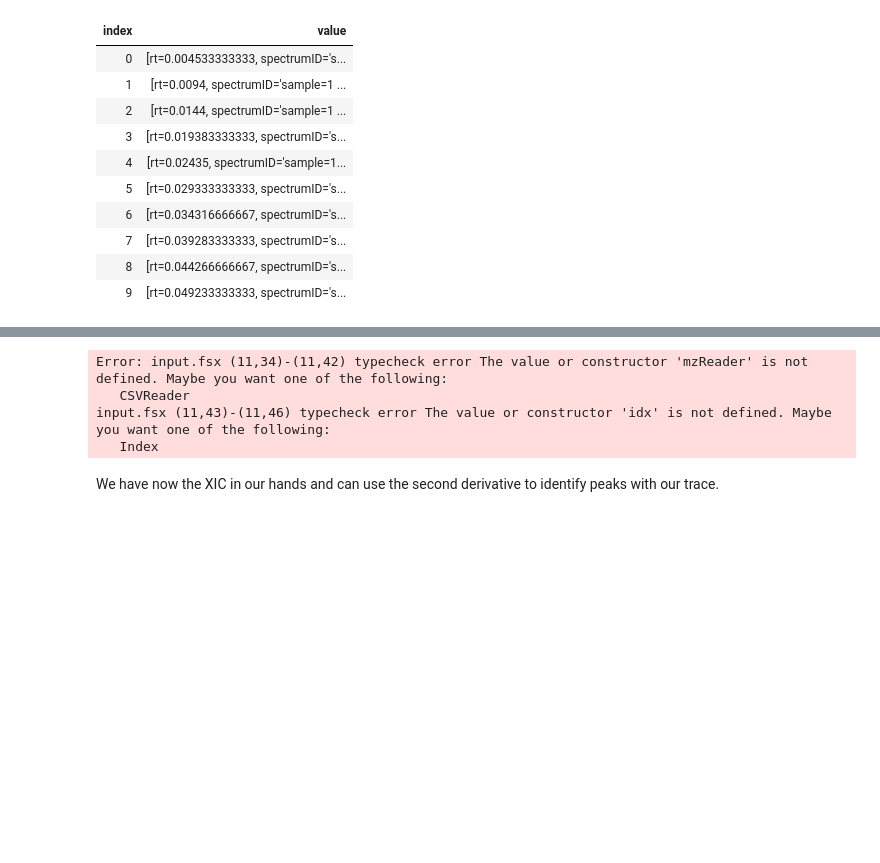
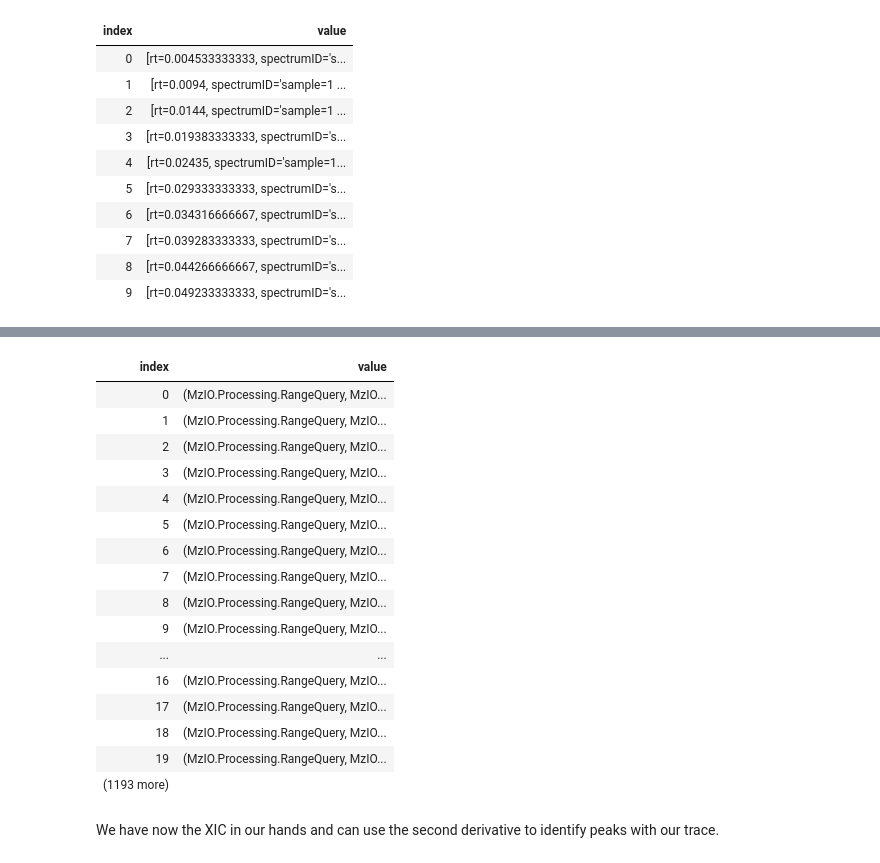
Before and after one commit to paulineHans/BIO-BTE-06-L-7, a Jupyter notebook: Notebooks/NB05a_Quantification.ipynb, the cells around one changed output, grey strips where cells are left out. Drawn from its saved outputs; the diff is of its cells as text; code cells hidden in the pictures; blank space fills up the shorter version.

```diff
--- a/Notebooks/NB05a_Quantification.ipynb
+++ b/Notebooks/NB05a_Quantification.ipynb
@@ -196,7 +210,7 @@ let grouping =
     let meanRtByGroup =
         rows
         |> Array.groupBy (fun (_, (_, z, seq)) -> z, seq)
-        |> Array.map (fun (key, xs) -> key, xs |> Array.map fst |> mean)
+        |> Array.map (fun (key, xs) -> key, xs |> Array.map fst |> median)
         |> Map.ofArray
 
     rows
@@ -214,28 +228,28 @@ let mzQuery =
         MzIO.Processing.Query.createRangeQuery y 0.04
     )
 
-let combine =  rtQuery |> Array.zip mzQuery
+let combine =  mzQuery  |> Array.zip rtQuery
 
 let xic =
     combine
-    |> Array.map (fun (mz, rt) ->
-        MzIO.Processing.Query.getXIC mzReader idx rt mz )
+    |> Array.map (fun (rt, mz) ->
+        MzIO.Processing.Query.getXIC mzReader idx rt mz)
 
-let int =
-    xic
-    |> Array.map (fun x -> x |> Array.map (fun x -> x.Rt, x.Intensity))
+let baselineCorrection =
+    let intensieties = xic |> Array.map (fun x -> x |> Array.map (fun x -> x.Intensity) |> substractBaseLine ) |> Array.max
+    let reten = xic |> Array.map (fun x -> x |> Array.map (fun x -> x.Rt)) |> Array.max
+    let combine = Array.zip reten intensieties
+    combine
 
 transaction.Dispose()
 
 let xicChart =
-    int
-    |> Array.map (fun x ->
-        x
-        |> Chart.Point
-        |> Chart.withXAxisStyle "Retention Time"
-        |> Chart.withYAxisStyle "Intensity/Score"
-        |> Chart.withSize (900.,900.)
-    )
+    baselineCorrection
+    |> Chart.Point
+    |> Chart.withXAxisStyle "Retention Time"
+    |> Chart.withYAxisStyle "Intensity/Score"
+    |> Chart.withSize (900.,900.)
 
 xicChart
+combine
 # %% [output]
@@ -243,32 +256,20 @@ xicChart
+| index | value |
+| 0 | (MzIO.Processing.RangeQuery, MzIO... |
+| 1 | (MzIO.Processing.RangeQuery, MzIO... |
+| 2 | (MzIO.Processing.RangeQuery, MzIO... |
+| 3 | (MzIO.Processing.RangeQuery, MzIO... |
+| 4 | (MzIO.Processing.RangeQuery, MzIO... |
+| 5 | (MzIO.Processing.RangeQuery, MzIO... |
+| 6 | (MzIO.Processing.RangeQuery, MzIO... |
+| 7 | (MzIO.Processing.RangeQuery, MzIO... |
+| 8 | (MzIO.Processing.RangeQuery, MzIO... |
+| 9 | (MzIO.Processing.RangeQuery, MzIO... |
+| ... | ... |
+| 16 | (MzIO.Processing.RangeQuery, MzIO... |
+| 17 | (MzIO.Processing.RangeQuery, MzIO... |
+| 18 | (MzIO.Processing.RangeQuery, MzIO... |
+| 19 | (MzIO.Processing.RangeQuery, MzIO... |
+| (1193 more) |  |
-# %%
-// Code-Block 2
-
-let retentionTime = 9.350283333333
-let mzAtCharge2   = 909.4677415
-
-let rtQuery = MzIO.Processing.Query.createRangeQuery retentionTime 5.
-
-let mzQuery = MzIO.Processing.Query.createRangeQuery mzAtCharge2 0.04
-
-let xic =
-    MzIO.Processing.Query.getXIC mzReader idx rtQuery mzQuery
-    |> Array.map (fun p -> p.Rt , p.Intensity)
-
-transaction.Dispose()
-
-let xicChart =
-    xic
-    |> Chart.Point
-    |> Chart.withXAxisStyle "Retention Time"
-    |> Chart.withYAxisStyle "Intensity/Score"
-    |> Chart.withSize (900.,900.)
-
-xicChart
-# %% [output]
-Error: input.fsx (11,34)-(11,42) typecheck error The value or constructor 'mzReader' is not defined. Maybe you want one of the following:
-   CSVReader
-input.fsx (11,43)-(11,46) typecheck error The value or constructor 'idx' is not defined. Maybe you want one of the following:
-   Index
 # %% [markdown]
 We have now the XIC in our hands and can use the second derivative to identify peaks with our trace.
 # %%
```
Also changed, not shown: parts of 4 cells of this notebook.
